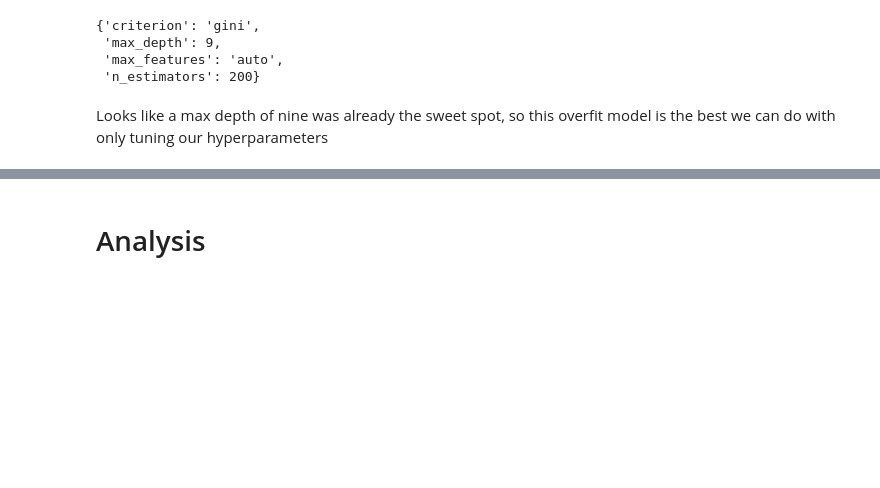
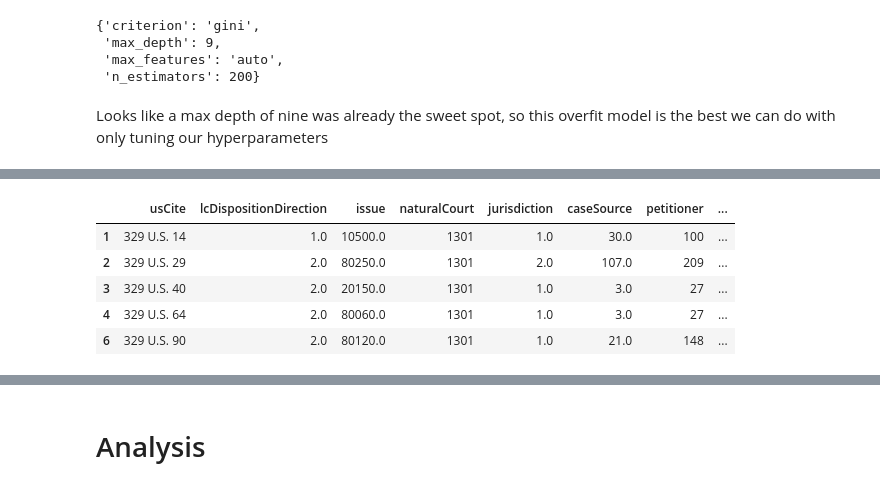
Before and after one commit to acoco10/supreme_court_predictor, a Jupyter notebook: notebooks/SC_Predictor_Modeling_notebook2.ipynb, the cells around one changed output, grey strips where cells are left out. Cells and saved outputs as stored; diff of their text form; code cells hidden in the pictures; blank space fills up the shorter version.

```diff
--- a/notebooks/SC_Predictor_Modeling_notebook2.ipynb
+++ b/notebooks/SC_Predictor_Modeling_notebook2.ipynb
@@ -479,0 +493,2 @@ Looks like a max depth of nine was already the sweet spot, so this overfit model
+# %%
+df = pd.read_csv('../data/SCDB_2020_01_caseCentered_Citation.csv',encoding='cp1252' )
@@ -479,0 +505,16 @@ Looks like a max depth of nine was already the sweet spot, so this overfit model
+# %%
+df = df[df.majVotes < 7]
+df = df[df.partyWinning != 2]
+# %%
+df = df[['usCite','lcDispositionDirection', 'issue', 'naturalCourt', 'jurisdiction', 'caseSource', 'petitioner','partyWinning']].copy()#grabbing just the columns I need
+# %%
+df.dropna(inplace= True)
+# %%
+df.head()
+# %% [output]
+|  | usCite | lcDispositionDirection | issue | naturalCourt | jurisdiction | caseSource | petitioner | ... |
+| 1 | 329 U.S. 14 | 1.0 | 10500.0 | 1301 | 1.0 | 30.0 | 100 | ... |
+| 2 | 329 U.S. 29 | 2.0 | 80250.0 | 1301 | 2.0 | 107.0 | 209 | ... |
+| 3 | 329 U.S. 40 | 2.0 | 20150.0 | 1301 | 1.0 | 3.0 | 27 | ... |
+| 4 | 329 U.S. 64 | 2.0 | 80060.0 | 1301 | 1.0 | 3.0 | 27 | ... |
+| 6 | 329 U.S. 90 | 2.0 | 80120.0 | 1301 | 1.0 | 21.0 | 148 | ... |
```
Also changed, not shown: parts of 35 cells of this notebook, 9 other files.
